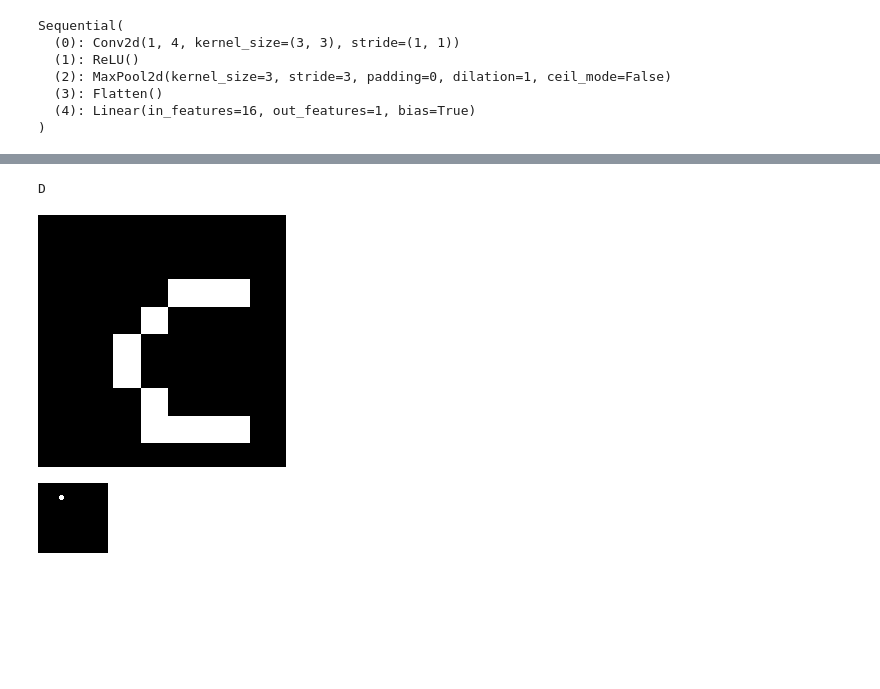
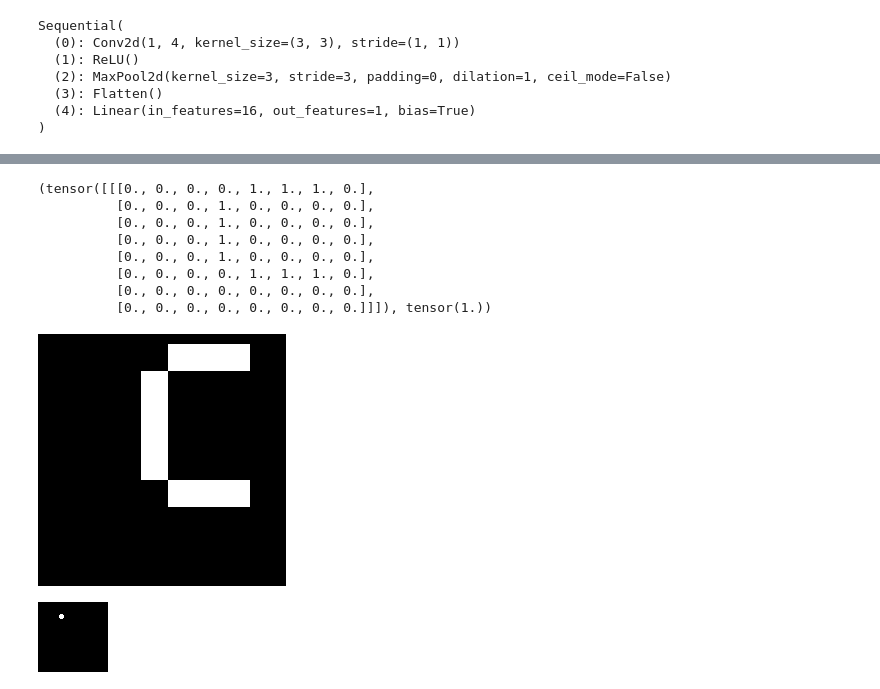
Before and after one commit to philippschmitt/Teensy-Microcontroller-Convolutional-Neural-Network, a Jupyter notebook: Network training.ipynb, the cells around one changed output, grey strips where cells are left out. Drawn from its saved outputs; the diff is of its cells as text; code cells hidden in the pictures; blank space fills up the shorter version.

```diff
--- a/Network training.ipynb
+++ b/Network training.ipynb
@@ -151,3 +190,40 @@ generate_data(visualise=True)
+# %%
+# updated gen. function to match teensy implementation
+def generate_data(visualise=False, target=None):
+    data = numpy.zeros(shape=(8,8), dtype=numpy.float32)
+
+    sample = random.randint(0,len(samples)-1)
+    character = sample_meta[sample][2];
+
+    x = random.randint(
+        0,
+        input_settings.width-sample_meta[sample][1]
+    )
+    y = random.randint(
+        0,
+        input_settings.height-sample_meta[sample][0]
+    )
+
+    data[y:y+sample_meta[sample][0],x:x+sample_meta[sample][1]] = samples[sample]
+
+    if visualise:
+        figure(facecolor='k')
+        imshow(data, cmap='gray')
+        axis('off');
+
+    return torch.tensor(data).unsqueeze_(0), torch.tensor(character=='C', dtype=torch.float)
+
+generate_data(visualise=True)
+# %% [output]
+(tensor([[[0., 0., 0., 0., 1., 1., 1., 0.],
+          [0., 0., 0., 1., 0., 0., 0., 0.],
+          [0., 0., 0., 1., 0., 0., 0., 0.],
+          [0., 0., 0., 1., 0., 0., 0., 0.],
+          [0., 0., 0., 1., 0., 0., 0., 0.],
+          [0., 0., 0., 0., 1., 1., 1., 0.],
+          [0., 0., 0., 0., 0., 0., 0., 0.],
+          [0., 0., 0., 0., 0., 0., 0., 0.]]]), tensor(1.))
+[figure, added]
 # %%
 # Generate a C, D batch
 def get_batch(visualise=False):
@@ -164,10 +235,3 @@ loss = nn.BCEWithLogitsLoss()
-# %%
-# Inference: C vs. D detector
-with torch.no_grad():
-    print('C' if model(generate_data(visualise=True)[0].unsqueeze_(0)) > 0 else 'D')
-# %% [output]
-D
-[figure, removed]
 # %%
 from PIL import Image, ImageDraw
 from numpy import interp
```
Also changed, not shown: parts of 14 cells of this notebook, 6 other files.
